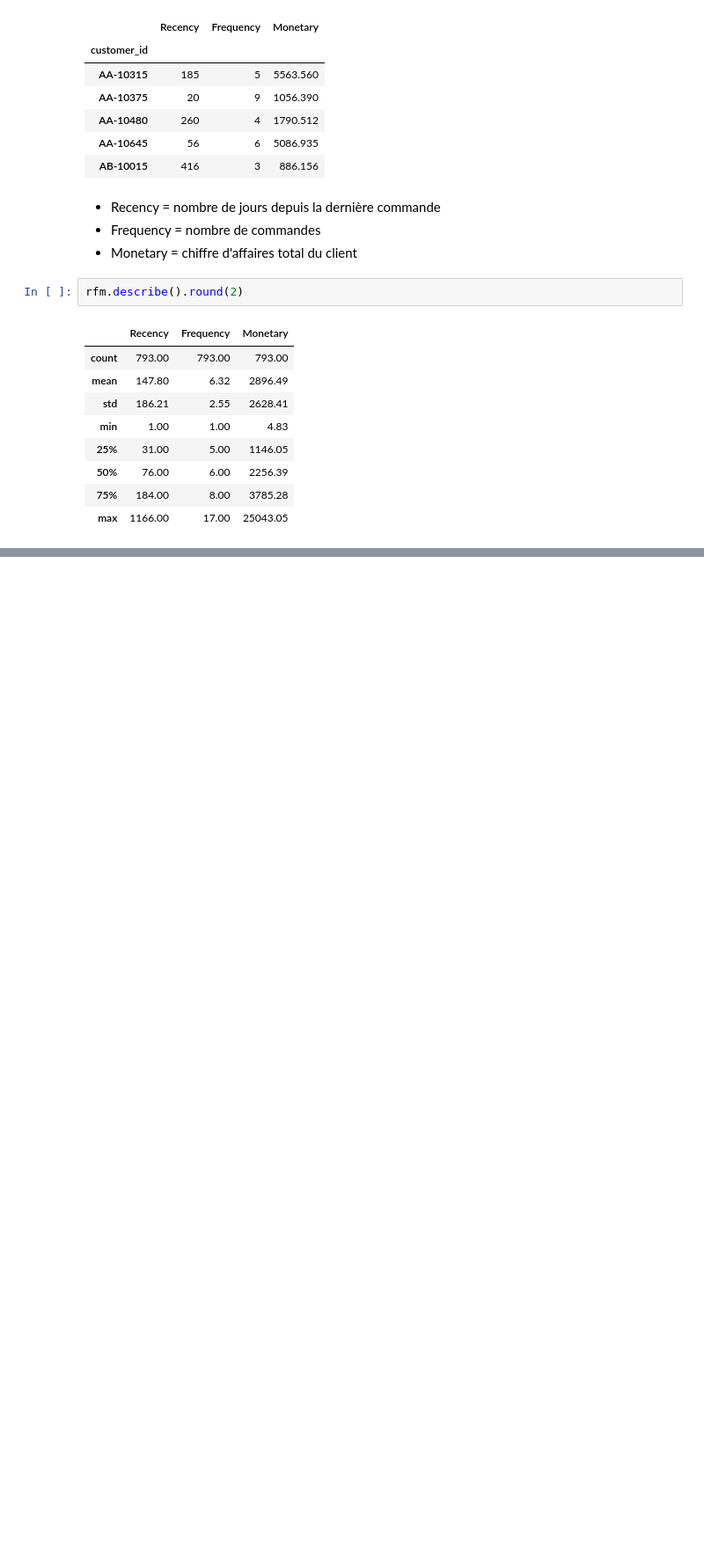
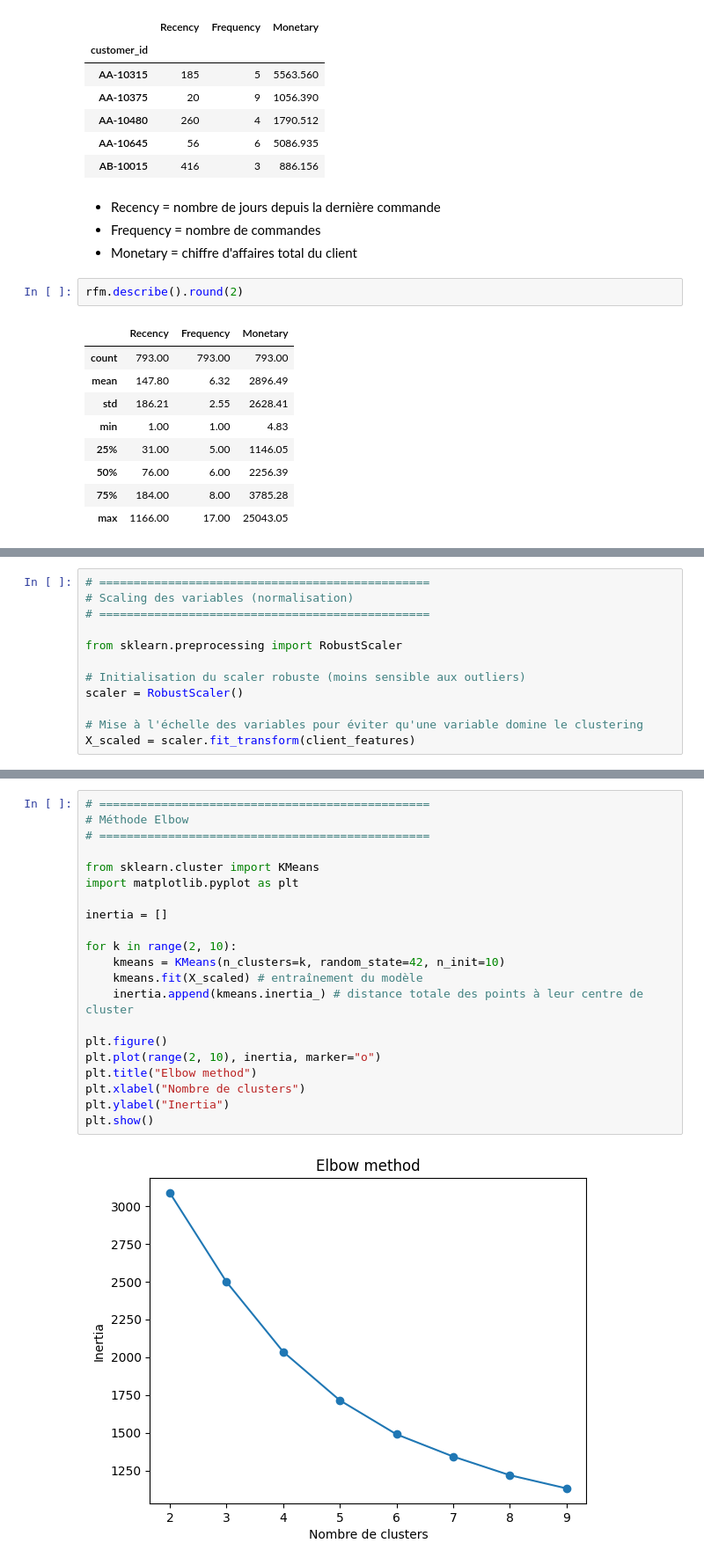
Before and after one commit to msshaqura/project_superstore, a Jupyter notebook: notebooks/sample_superstore.ipynb, the cells around one changed output, grey strips where cells are left out. Shown at 88% size. Cells and saved outputs as stored; diff of their text form; blank space fills up the shorter version.

```diff
--- a/notebooks/sample_superstore.ipynb
+++ b/notebooks/sample_superstore.ipynb
@@ -1066,0 +1107,12 @@ plt.show()
+# %%
+# ================================================
+# Scaling des variables (normalisation)
+# ================================================
+
+from sklearn.preprocessing import RobustScaler
+
+# Initialisation du scaler robuste (moins sensible aux outliers)
+scaler = RobustScaler()
+
+# Mise à l'échelle des variables pour éviter qu'une variable domine le clustering
+X_scaled = scaler.fit_transform(client_features)
@@ -1066,0 +1148,23 @@ plt.show()
+# %%
+# ================================================
+# Méthode Elbow
+# ================================================
+
+from sklearn.cluster import KMeans
+import matplotlib.pyplot as plt
+
+inertia = []
+
+for k in range(2, 10):
+    kmeans = KMeans(n_clusters=k, random_state=42, n_init=10)
+    kmeans.fit(X_scaled) # entraînement du modèle
+    inertia.append(kmeans.inertia_) # distance totale des points à leur centre de cluster
+
+plt.figure()
+plt.plot(range(2, 10), inertia, marker="o")
+plt.title("Elbow method")
+plt.xlabel("Nombre de clusters")
+plt.ylabel("Inertia")
+plt.show()
+# %% [output]
+[figure, added]
```
Also changed, not shown: parts of 64 cells of this notebook.
